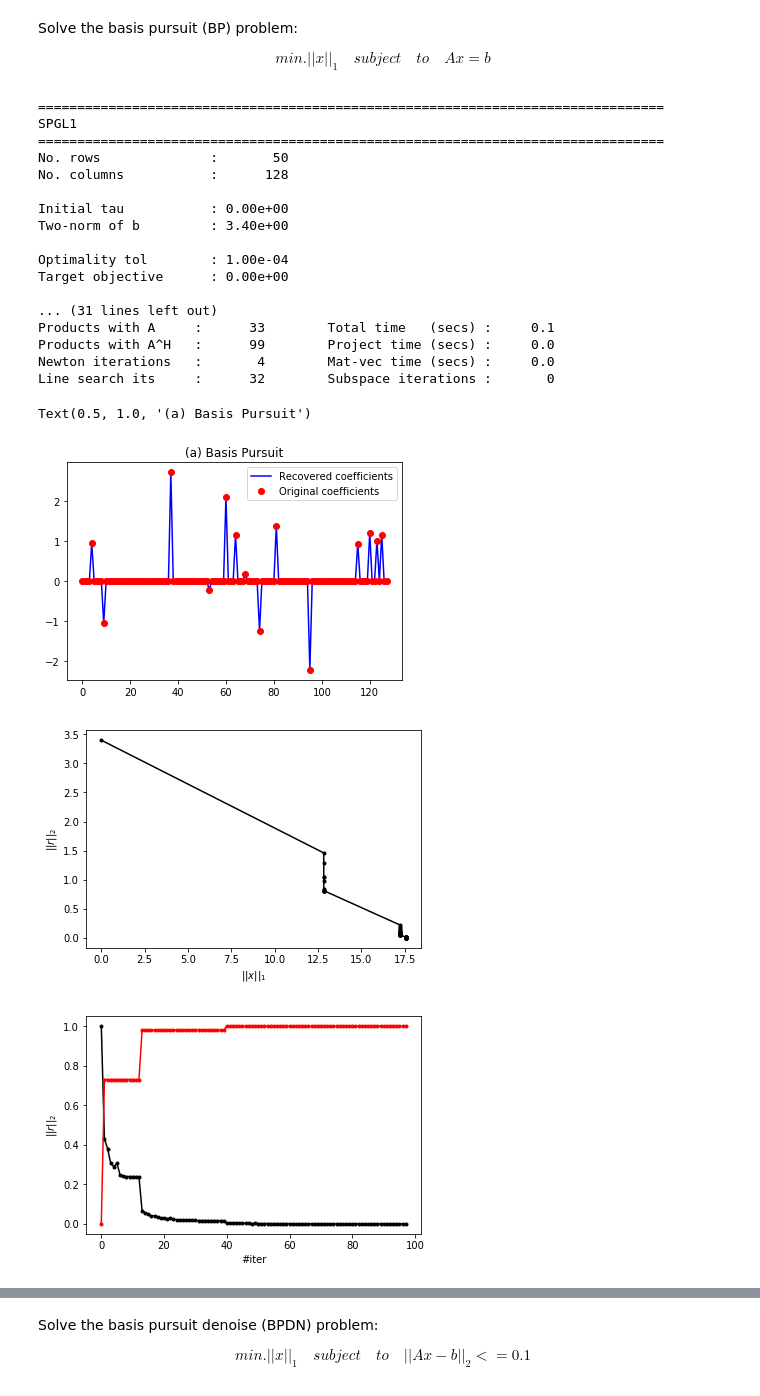
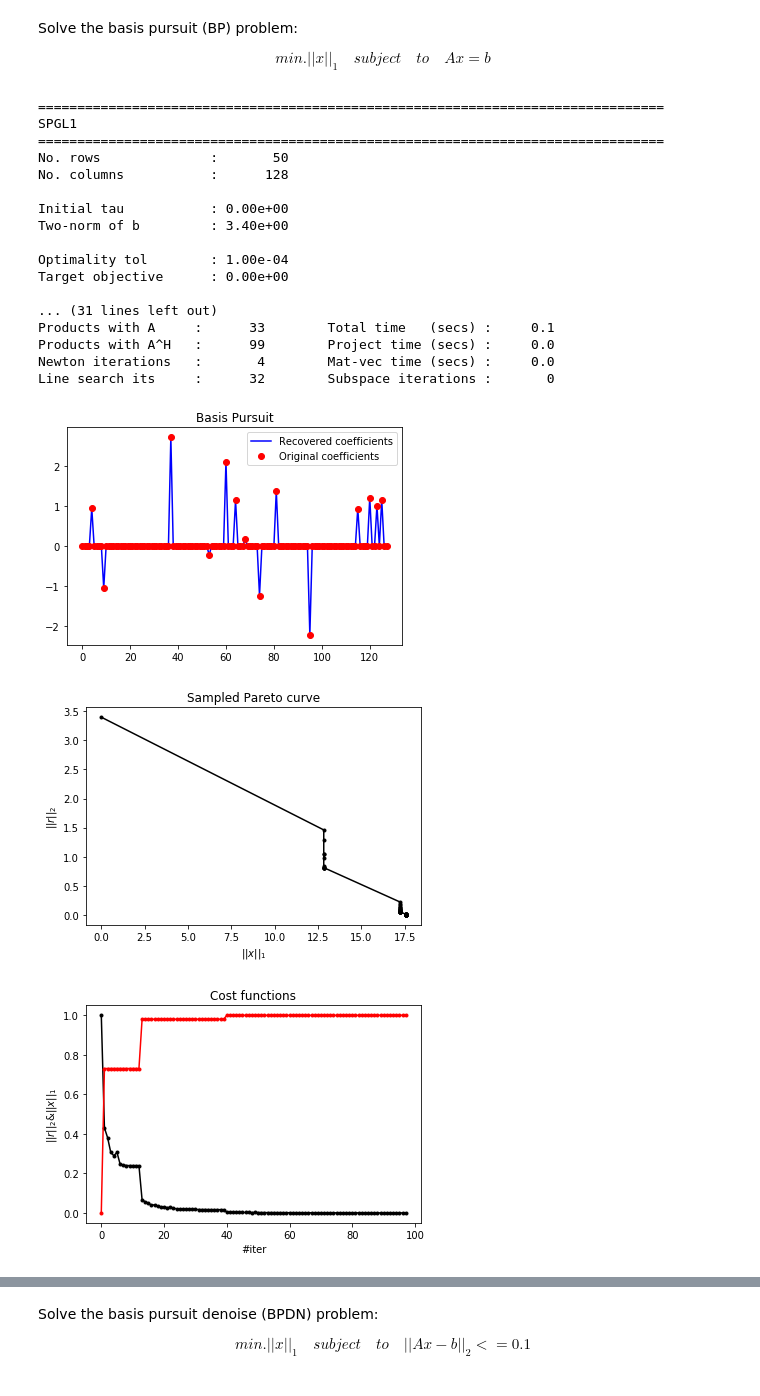
Before and after one commit to drrelyea/spgl1, a Jupyter notebook: examples/Official_demo.ipynb, the cells around one changed output, grey strips where cells are left out. Cells and saved outputs as stored; diff of their text form; code cells hidden in the pictures.

```diff
--- a/examples/Official_demo.ipynb
+++ b/examples/Official_demo.ipynb
@@ -75,7 +81,7 @@ plt.figure()
 plt.plot(x,'b')
 plt.plot(x0,'ro')
 plt.legend(('Recovered coefficients','Original coefficients'))
-plt.title('(a) Basis Pursuit')
+plt.title('Basis Pursuit');
 # %% [output]
 ================================================================================
 SPGL1
@@ -94,19 +100,20 @@ Products with A     :      33        Total time   (secs) :     0.1
 Products with A^H   :      99        Project time (secs) :     0.0
 Newton iterations   :       4        Mat-vec time (secs) :     0.0
 Line search its     :      32        Subspace iterations :       0
-Text(0.5, 1.0, '(a) Basis Pursuit')
-[figure, old version]
+[figure, new version]
 # %%
 plt.figure()
 plt.plot(info['xnorm1'], info['rnorm2'], '.-k')
 plt.xlabel(r'$||x||_1$')
 plt.ylabel(r'$||r||_2$')
+plt.title('Sampled Pareto curve')
 
 plt.figure()
 plt.plot(np.arange(info['niters']), info['rnorm2']/max(info['rnorm2']), '.-k')
 plt.plot(np.arange(info['niters']), info['xnorm1']/max(info['xnorm1']), '.-r')
 plt.xlabel(r'#iter')
-plt.ylabel(r'$||r||_2$');
+plt.ylabel(r'$||r||_2 & ||x||_1$');
+plt.title('Cost functions');
 # %% [output]
-[figure, old version]
+[figure, new version]
-[figure, old version]
+[figure, new version]
```
Also changed, not shown: parts of 23 cells of this notebook, 2 other files.
